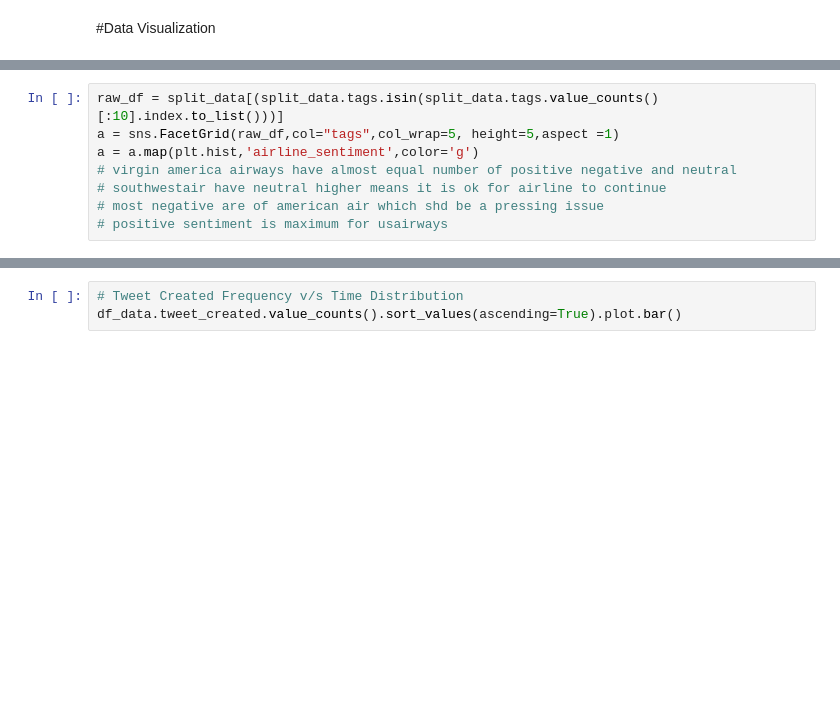
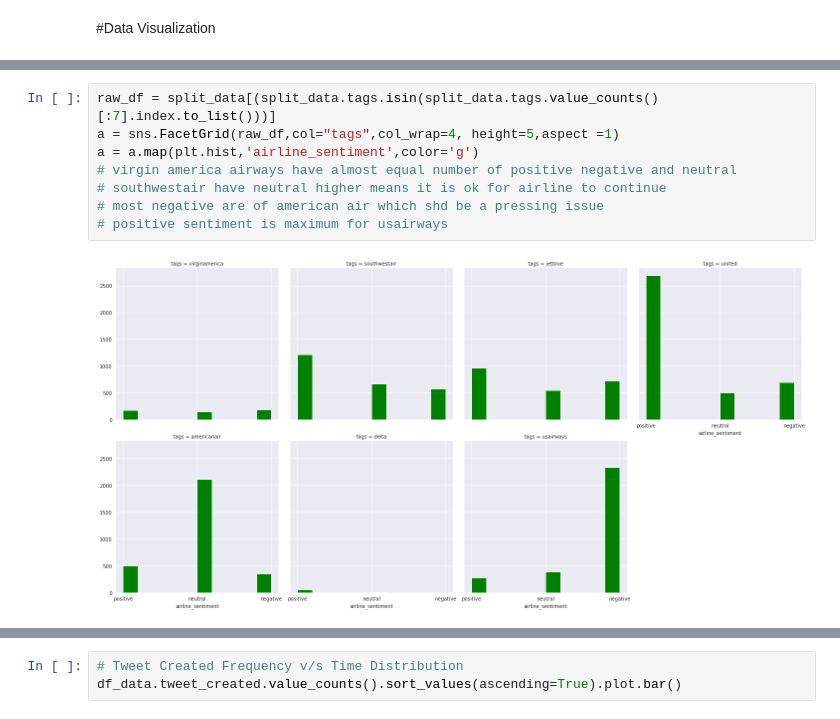
Before and after one commit to Internship-BVoc/G1_TwitterSentimentAnalysis, a Jupyter notebook: notebooks/twitter_sentiment_analysis.ipynb, the cells around one changed output, grey strips where cells are left out. Drawn from its saved outputs; the diff is of its cells as text; blank space fills up the shorter version.

```diff
--- a/notebooks/twitter_sentiment_analysis.ipynb
+++ b/notebooks/twitter_sentiment_analysis.ipynb
@@ -269,9 +267,11 @@ split_data.tags.value_counts()[:20].plot.area(figsize=[10,10],color="g").set_xla
 # %%
-raw_df = split_data[(split_data.tags.isin(split_data.tags.value_counts()[:10].index.to_list()))]
-a = sns.FacetGrid(raw_df,col="tags",col_wrap=5, height=5,aspect =1)
+raw_df = split_data[(split_data.tags.isin(split_data.tags.value_counts()[:7].index.to_list()))]
+a = sns.FacetGrid(raw_df,col="tags",col_wrap=4, height=5,aspect =1)
 a = a.map(plt.hist,'airline_sentiment',color='g')
 # virgin america airways have almost equal number of positive negative and neutral
 # southwestair have neutral higher means it is ok for airline to continue
 # most negative are of american air which shd be a pressing issue
 # positive sentiment is maximum for usairways
+# %% [output]
+[figure, added]
 # %%
```
Also changed, not shown: parts of 92 cells of this notebook.
